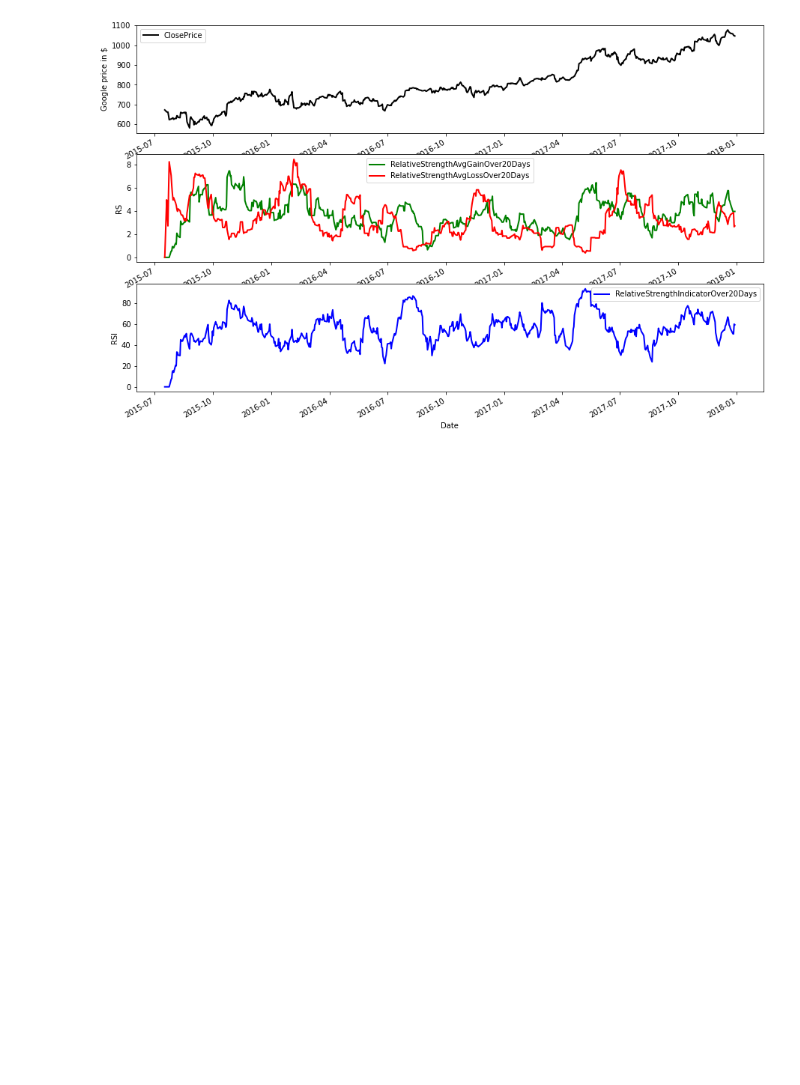
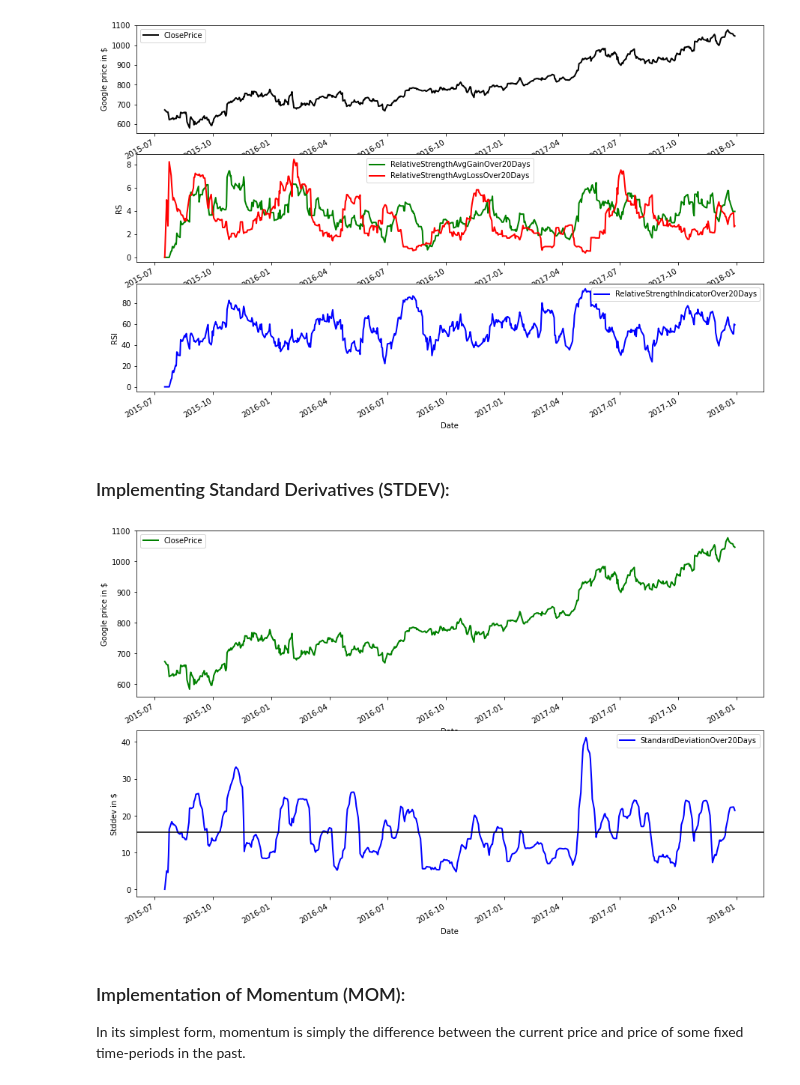
Before and after one commit to victorvianaom/Learn-Algorithmic-Trading, a Jupyter notebook: Deciphering Markets with Technical Analysis 📚02.ipynb, the cells around one changed output. Drawn from its saved outputs; the diff is of its cells as text; code cells hidden in the pictures; blank space fills up the shorter version.

Commit message:
Standard Deviation model

```diff
--- a/Deciphering Markets with Technical Analysis 📚02.ipynb
+++ b/Deciphering Markets with Technical Analysis 📚02.ipynb
@@ -529,0 +529,46 @@ print('uhuu')
+# %% [markdown]
+### Implementing Standard Derivatives (STDEV):
+# %%
+time_period = 20 # look back period
+history = [] # history of prices
+sma_values = [] # to track moving average values for visualization purposes
+stddev_values = [] # history of computed stdev values
+
+for close_price in close:
+  history.append(close_price)
+  if len(history) > time_period: # we track at most 'time_period' number of prices
+    del (history[0])
+
+  sma = stats.mean(history)
+  sma_values.append(sma)
+  variance = 0 # variance is square of standard deviation
+  for hist_price in history:
+    variance = variance + ((hist_price - sma) ** 2)
+
+  stdev = math.sqrt(variance / len(history))
+
+  stddev_values.append(stdev)
+# %%
+goog_data = goog_data.assign(ClosePrice=pd.Series(close, index=goog_data.index))
+goog_data = goog_data.assign(StandardDeviationOver20Days=pd.Series(stddev_values, index=goog_data.index))
+
+close_price = goog_data['ClosePrice']
+stddev = goog_data['StandardDeviationOver20Days']
+# %%
+fig = plt.figure()
+ax1 = fig.add_subplot(211, ylabel='Google price in $')
+close_price.plot(ax=ax1, color='g', lw=2., legend=True)
+ax2 = fig.add_subplot(212, ylabel='Stddev in $')
+stddev.plot(ax=ax2, color='b', lw=2., legend=True)
+ax2.axhline(y=stats.mean(stddev_values), color='k')
+
+zoom = 2.5
+w, h = fig.get_size_inches()
+fig.set_size_inches(w * zoom, h * zoom)
+
+plt.show()
+# %% [output]
+[figure, added]
+# %% [markdown]
+### Implementation of Momentum (MOM):
+In its simplest form, momentum is simply the difference between the current price and price of some fixed time-periods in the past.
```
Also changed, not shown: parts of 2 cells of this notebook.
